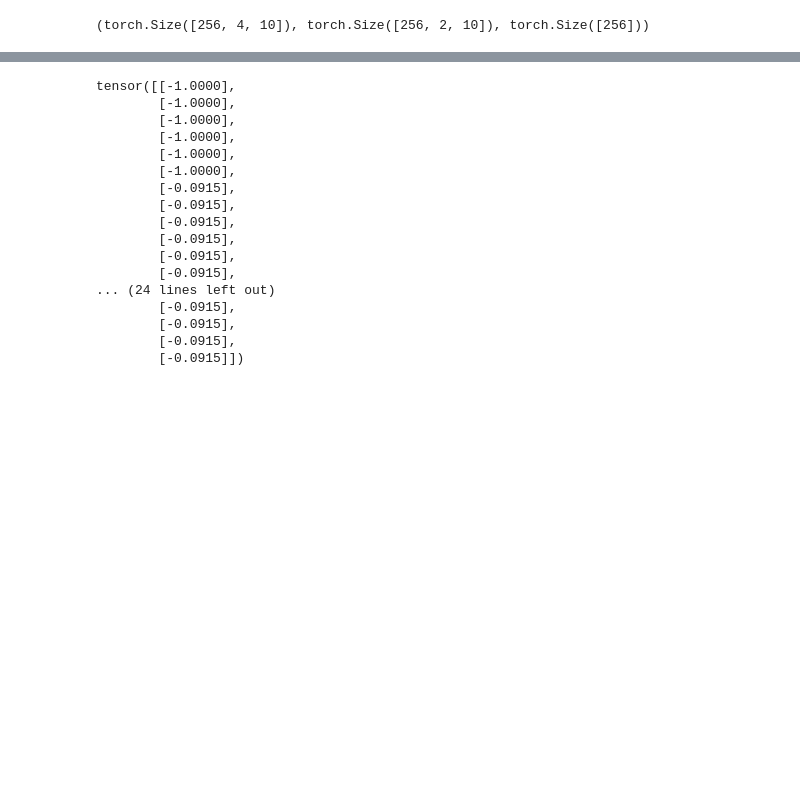
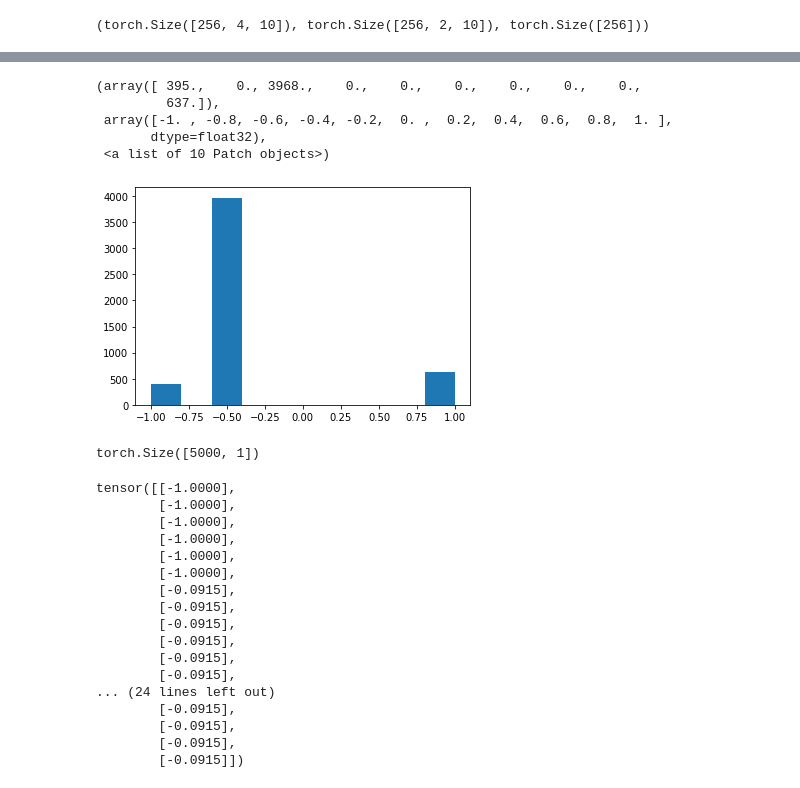
Before and after one commit to Takezo87/torchtools, a Jupyter notebook: 60_dataloader.ipynb, the cells around one changed output, grey strips where cells are left out. Saved outputs shown, nothing was run; the diff lists cells and outputs as text; code cells hidden in the pictures; blank space fills up the shorter version.

```diff
--- a/60_dataloader.ipynb
+++ b/60_dataloader.ipynb
@@ -1664,3 +1606,16 @@ tensor(302)
+# %%
+plt.hist(preds[0].squeeze().cpu().numpy())
+# %% [output]
+(array([ 395.,    0., 3968.,    0.,    0.,    0.,    0.,    0.,    0.,
+         637.]),
+ array([-1. , -0.8, -0.6, -0.4, -0.2,  0. ,  0.2,  0.4,  0.6,  0.8,  1. ],
+       dtype=float32),
+ <a list of 10 Patch objects>)
+[figure, added]
+# %%
+preds[0].shape
+# %% [output]
+torch.Size([5000, 1])
 # %%
 preds[0][:40]
 # %% [output]
```
Also changed, not shown: parts of 27 cells of this notebook, 7 other files.
